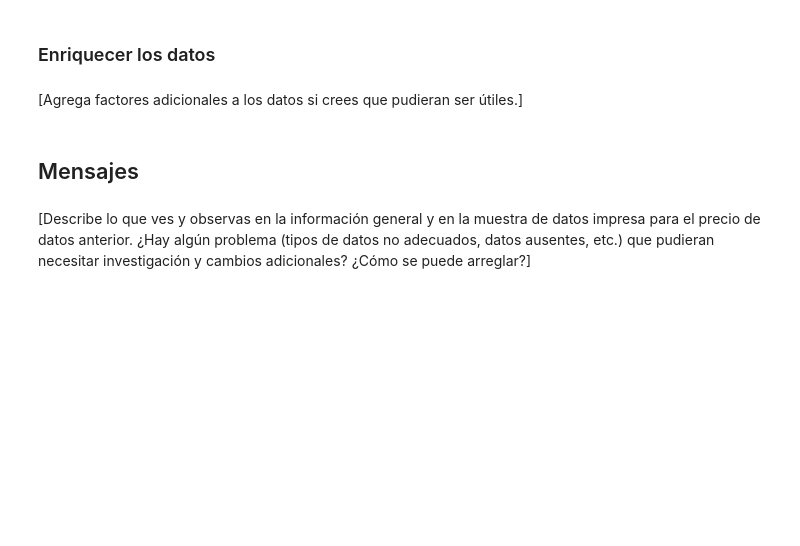
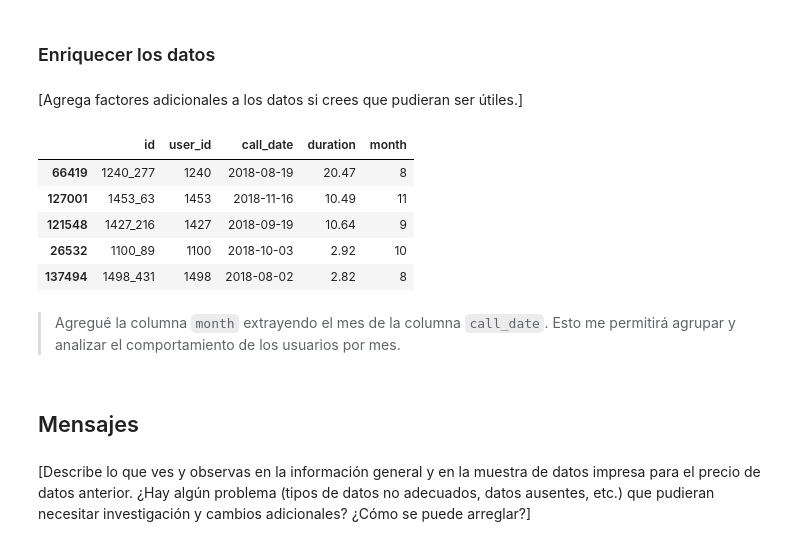
Before and after one commit to Davichobacter/data_science_tt, a Jupyter notebook: notebook.ipynb, the cells around one changed output. Saved outputs shown, nothing was run; the diff lists cells and outputs as text; code cells hidden in the pictures; blank space fills up the shorter version.

```diff
--- a/notebook.ipynb
+++ b/notebook.ipynb
@@ -246,6 +311,19 @@ users_df.sample(5)
 ### Enriquecer los datos
 # %% [markdown]
 [Agrega factores adicionales a los datos si crees que pudieran ser útiles.]
+# %%
+calls_df['month'] = calls_df['call_date'].dt.month
+# %%
+calls_df.sample(5)
+# %% [output]
+|  | id | user_id | call_date | duration | month |
+| 66419 | 1240_277 | 1240 | 2018-08-19 | 20.47 | 8 |
+| 127001 | 1453_63 | 1453 | 2018-11-16 | 10.49 | 11 |
+| 121548 | 1427_216 | 1427 | 2018-09-19 | 10.64 | 9 |
+| 26532 | 1100_89 | 1100 | 2018-10-03 | 2.92 | 10 |
+| 137494 | 1498_431 | 1498 | 2018-08-02 | 2.82 | 8 |
+# %% [markdown]
+> Agregué la columna `month` extrayendo el mes de la columna `call_date`. Esto me permitirá agrupar y analizar el comportamiento de los usuarios por mes.
 # %% [markdown]
 ## Mensajes
 # %%
```
Also changed, not shown: parts of 8 cells of this notebook.
